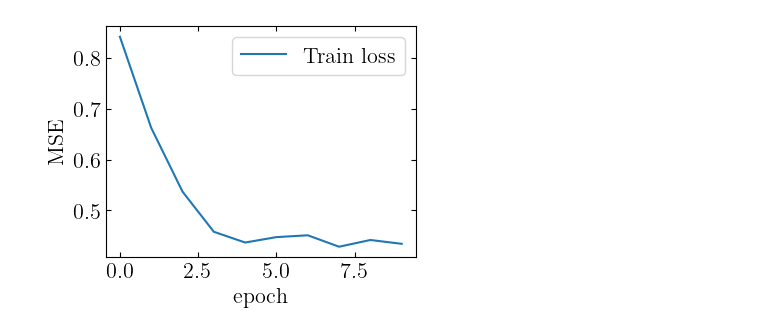
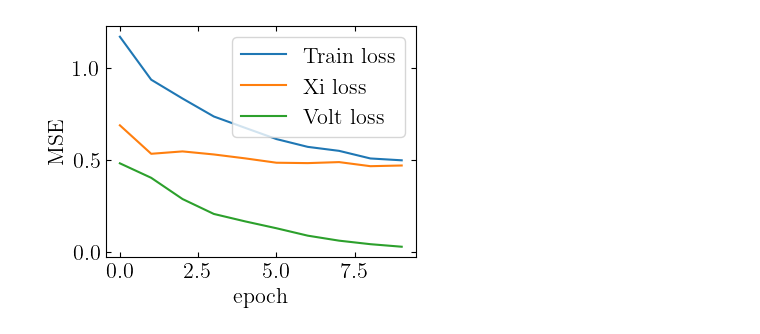
Before and after one commit to j-haralds/MSc_thesis, a Jupyter notebook: program/2_EncodedEulerNN/1_JN_xi_xidot.ipynb, the cells around one changed output. Drawn from its saved outputs; the diff is of its cells as text; code cells hidden in the pictures.

```diff
--- a/program/2_EncodedEulerNN/1_JN_xi_xidot.ipynb
+++ b/program/2_EncodedEulerNN/1_JN_xi_xidot.ipynb
@@ -28,7 +28,7 @@ importlib.reload(Euler_exp_log);
 # %%
 # --- Simulation config ---
 T_HORIZON = 3600.0          # [s]  total simulation horizon
-T = 36000            # number of time steps
+T = 1000            # number of time steps
 DT = T_HORIZON / (T - 1)   # fixed for all sims
 t_fixed = np.linspace(0, T_HORIZON, T)    # fixed 'physical' grid
 # %%
@@ -143,14 +143,14 @@ cn_n = transform(cn, 'cn')
 cp_n = transform(cp, 'cp')
 cn_dot_n = transform(cn_dot, 'cn_dot')
 cp_dot_n = transform(cp_dot, 'cp_dot')
+V_n = transform(V, 'V')
 # %%
 # --- Split data ---
-x = torch.tensor(np.concatenate([I_n, dI_n, cn_n, cp_n], axis=-1), dtype=torch.float32) # (B, T, 4)
-y = torch.tensor(np.concatenate([cn_dot_n, cp_dot_n], axis=-1), dtype=torch.float32)
+x = torch.tensor(np.concatenate([I_n, cn_n, cp_n], axis=-1), dtype=torch.float32) # (B, T, 4)
+y = torch.tensor(np.concatenate([cn_dot_n, cp_dot_n, V_n], axis=-1), dtype=torch.float32)
 mask = torch.tensor(valid, dtype=torch.float32)
 
 split = int(0.8 * B)
-print(split)
 def _split(arr):
     return arr[:split], arr[split:]
 
@@ -199,14 +198,14 @@ np.float64(0.000539447966390241)
 # %%
 # --- Model ---
 class Net(nn.Module):
-    def __init__(self, input_size=4, hidden_size=128):
+    def __init__(self, input_size=3, hidden_size=128):
         super().__init__()
         self.net = nn.Sequential(
-            nn.Linear(input_size, hidden_size),
+            nn.Linear(input_size, hidden_size),     # [I_t, cn_t, cp_t]
             nn.ReLU(),
             nn.Linear(hidden_size, hidden_size),
             nn.ReLU(),
-            nn.Linear(hidden_size, 2)   # [cn_dot, cp_dot]
+            nn.Linear(hidden_size, 5)               # [G, m1, m2, z1, z2]
         )
 
     def forward(self, x):
@@ -278,11 +325,13 @@ Euler_exp_log.exp_log(model, history, name = 'Data dt=0.1', d_loss_type = 'mse')
 # %%
 fig, (ax1) = plt.subplots(1, 1, figsize=(4, 3))
 ax1.plot(history["loss"], label="Train loss")
+ax1.plot(history["xi_loss"], label="Xi loss")
+ax1.plot(history["v_loss"], label="Volt loss")
 ax1.set_xlabel("epoch")
 ax1.set_ylabel("MSE")
 ax1.legend();
 # %% [output]
-[figure, old version]
+[figure, new version]
 # %%
 # --- Euler rollout ---
 def rollout(idx=0, dt_eval=DT, on_train=False):
```
Also changed, not shown: parts of 11 cells of this notebook.
